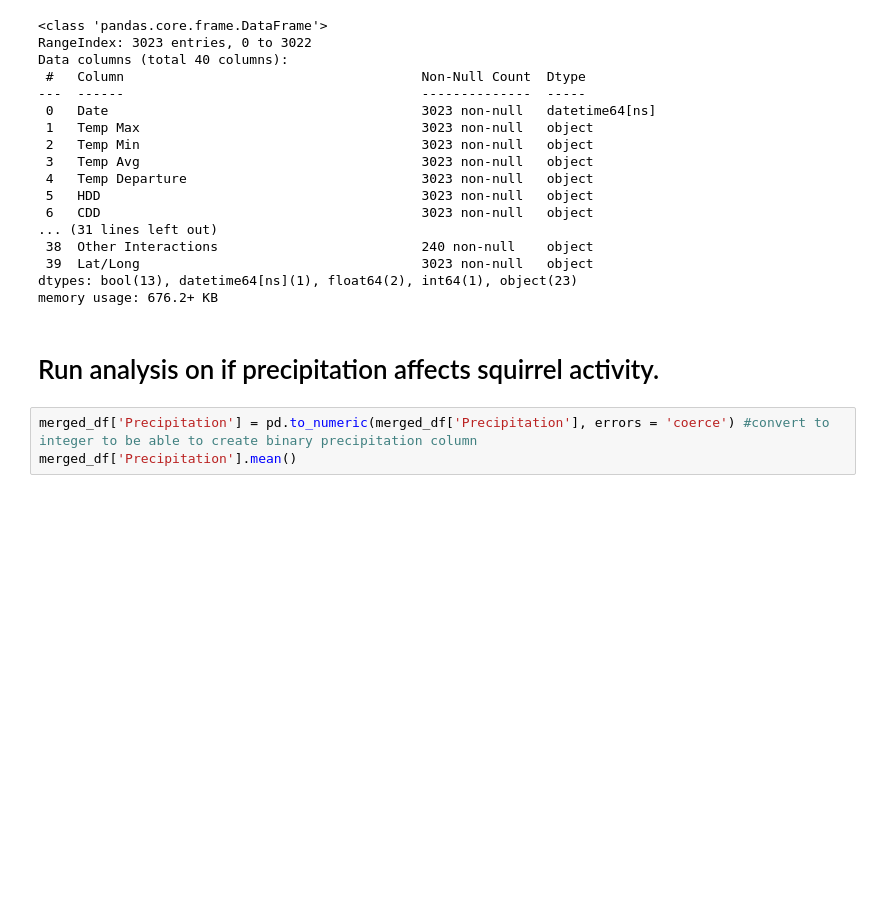
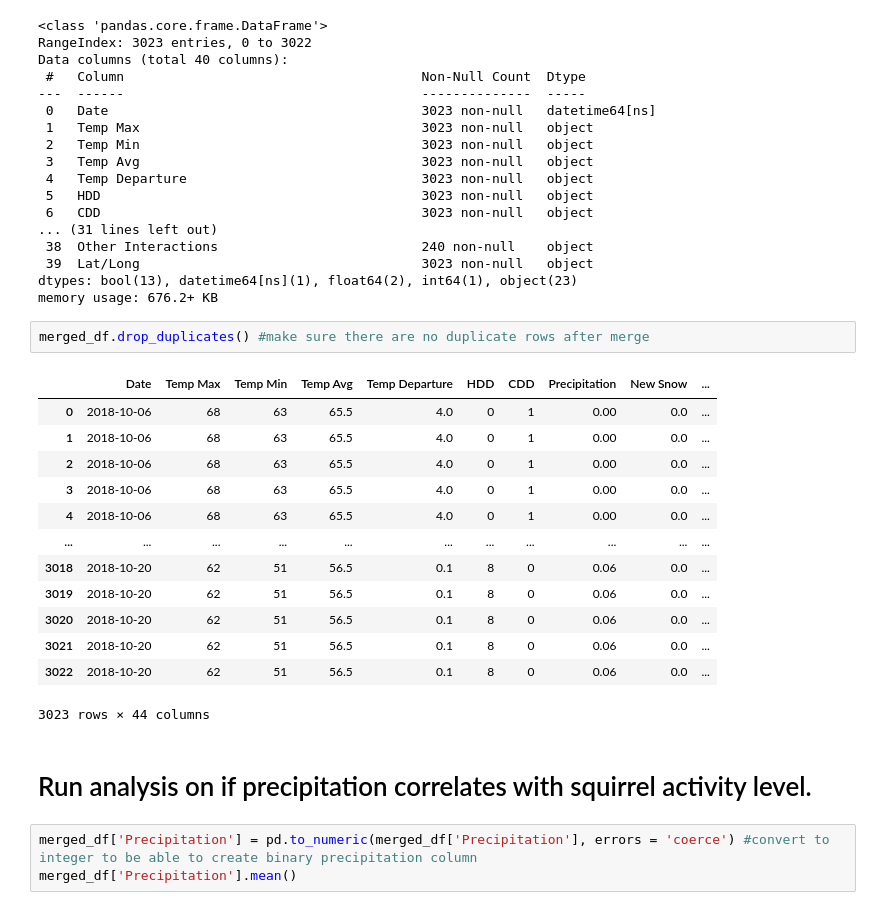
Before and after one commit to envirodatascience/final-project-go-squirrels, a Jupyter notebook: Sophie's_Squirrel_Notebook.ipynb, the cells around one changed output. Cells and saved outputs as stored; diff of their text form; blank space fills up the shorter version.

```diff
--- a/Sophie's_Squirrel_Notebook.ipynb
+++ b/Sophie's_Squirrel_Notebook.ipynb
@@ -193,8 +193,24 @@ Data columns (total 40 columns):
  39  Lat/Long                                    3023 non-null   object
 dtypes: bool(13), datetime64[ns](1), float64(2), int64(1), object(23)
 memory usage: 676.2+ KB
+# %%
+merged_df.drop_duplicates() #make sure there are no duplicate rows after merge
+# %% [output]
+|  | Date | Temp Max | Temp Min | Temp Avg | Temp Departure | HDD | CDD | Precipitation | New Snow | ... |
+| 0 | 2018-10-06 | 68 | 63 | 65.5 | 4.0 | 0 | 1 | 0.00 | 0.0 | ... |
+| 1 | 2018-10-06 | 68 | 63 | 65.5 | 4.0 | 0 | 1 | 0.00 | 0.0 | ... |
+| 2 | 2018-10-06 | 68 | 63 | 65.5 | 4.0 | 0 | 1 | 0.00 | 0.0 | ... |
+| 3 | 2018-10-06 | 68 | 63 | 65.5 | 4.0 | 0 | 1 | 0.00 | 0.0 | ... |
+| 4 | 2018-10-06 | 68 | 63 | 65.5 | 4.0 | 0 | 1 | 0.00 | 0.0 | ... |
+| ... | ... | ... | ... | ... | ... | ... | ... | ... | ... | ... |
+| 3018 | 2018-10-20 | 62 | 51 | 56.5 | 0.1 | 8 | 0 | 0.06 | 0.0 | ... |
+| 3019 | 2018-10-20 | 62 | 51 | 56.5 | 0.1 | 8 | 0 | 0.06 | 0.0 | ... |
+| 3020 | 2018-10-20 | 62 | 51 | 56.5 | 0.1 | 8 | 0 | 0.06 | 0.0 | ... |
+| 3021 | 2018-10-20 | 62 | 51 | 56.5 | 0.1 | 8 | 0 | 0.06 | 0.0 | ... |
+| 3022 | 2018-10-20 | 62 | 51 | 56.5 | 0.1 | 8 | 0 | 0.06 | 0.0 | ... |
+3023 rows × 44 columns
 # %% [markdown]
-# Run analysis on if precipitation affects squirrel activity.
+# Run analysis on if precipitation correlates with squirrel activity level.
 # %%
 merged_df['Precipitation'] = pd.to_numeric(merged_df['Precipitation'], errors = 'coerce') #convert to integer to be able to create binary precipitation column
 merged_df['Precipitation'].mean()
```
Also changed, not shown: parts of 24 cells of this notebook.
